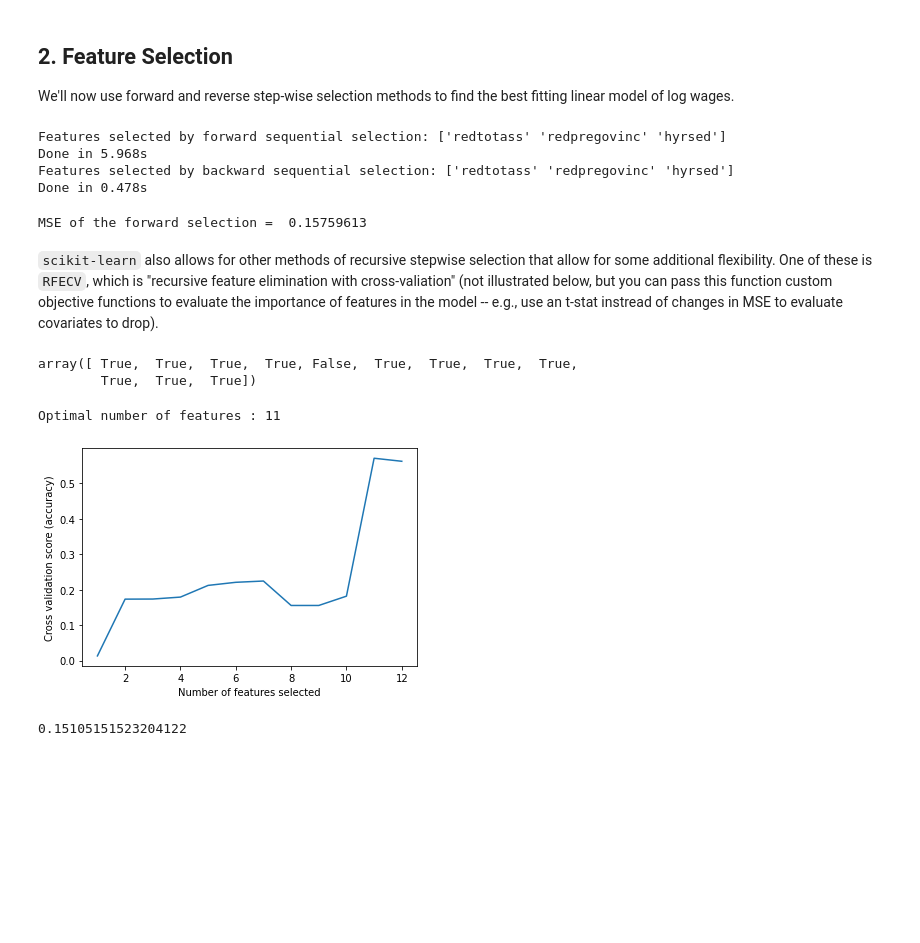
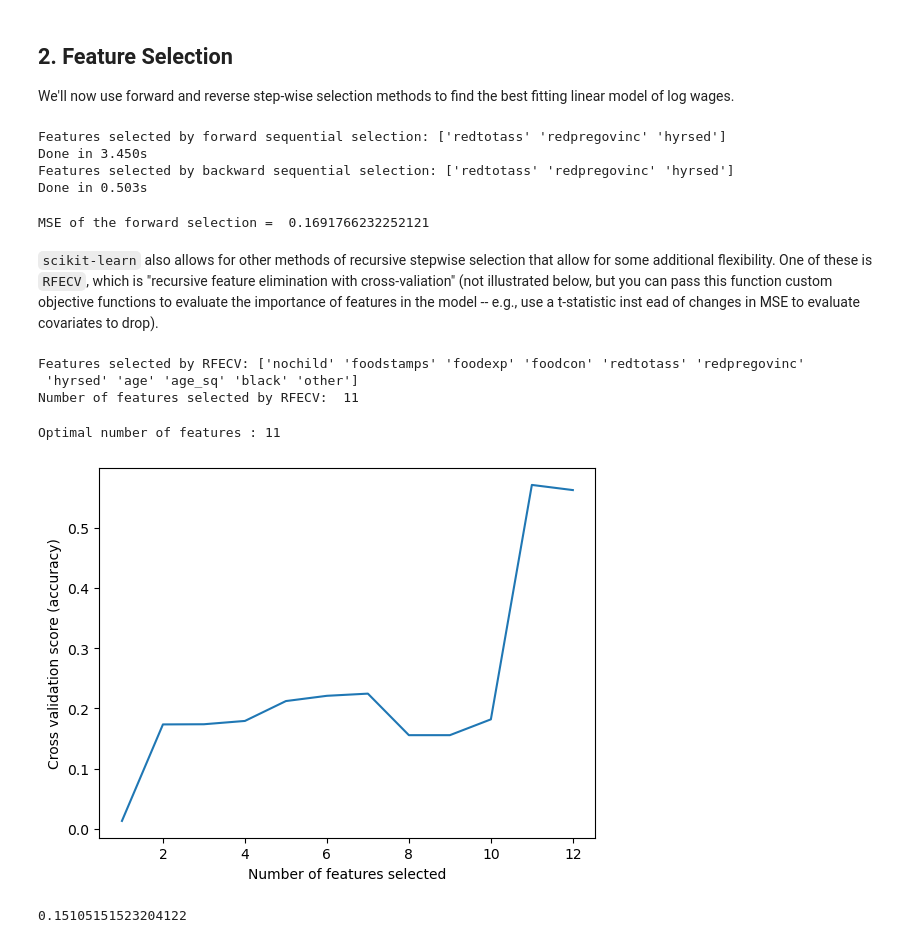
Before and after one commit to munsondl/CompEcon_Fall25, a Jupyter notebook: MachineLearning/ModelSelection.ipynb, the cells around one changed output. Cells and saved outputs as stored; diff of their text form; code cells hidden in the pictures; blank space fills up the shorter version.

```diff
--- a/MachineLearning/ModelSelection.ipynb
+++ b/MachineLearning/ModelSelection.ipynb
@@ -24,7 +24,7 @@ from sklearn.model_selection import RepeatedKFold
 import matplotlib.pyplot as plt
 # %%
 # Read in data and create variables
-data_path = os.path.join('..', 'Optimization', 'PS4_data.dta')
+data_path = os.path.join('..', 'Optimization', 'PSID_data.dta')
 psid = pd.read_stata(data_path)
 
 # create wages and ln(wages)
@@ -72,6 +72,7 @@ feature_list = [
     ]
 # Need to put covariate names in an array for access later
 feature_names = np.array(feature_list)
+# drop obs if missing values for any of the features in the model
 psid.dropna(axis=0,
             subset=feature_list,
             inplace=True)
@@ -110,17 +111,18 @@ print("Features selected by backward sequential selection: "
 print(f"Done in {toc_bwd - tic_bwd:.3f}s")
 # %% [output]
 Features selected by forward sequential selection: ['redtotass' 'redpregovinc' 'hyrsed']
-Done in 5.968s
+Done in 3.450s
 Features selected by backward sequential selection: ['redtotass' 'redpregovinc' 'hyrsed']
-Done in 0.478s
+Done in 0.503s
 # %%
 # Print MSE of the model
 fitted_model = regr.fit(X[feature_names[sfs_backward.get_support()]], y)
 print('MSE of the forward selection = ', mean_squared_error(y, fitted_model.predict(X[feature_names[sfs_backward.get_support()]])))
 # %% [output]
-MSE of the forward selection =  0.15759613
+MSE of the forward selection =  0.1691766232252121
 # %% [markdown]
-`scikit-learn` also allows for other methods of recursive stepwise selection that allow for some additional flexibility.  One of these is `RFECV`, which is "recursive feature elimination with cross-valiation" (not illustrated below, but you can pass this function custom objective functions to evaluate the importance of features in the model -- e.g., use an t-stat instread of changes in MSE to evaluate covariates to drop).
+`scikit-learn` also allows for other methods of recursive stepwise selection that allow for some additional flexibility.  One of these is `RFECV`, which is "recursive feature elimination with cross-valiation" (not illustrated below, but you can pass this function custom objective functions to evaluate the importance of features in the model -- e.g., use a t-statistic inst
+ead of changes in MSE to evaluate covariates to drop).
 # %%
 min_features_to_select = 1  # Minimum number of features to consider
 regr = sklearn.linear_model.LinearRegression()  # Model to use
@@ -132,24 +134,31 @@ selector = sklearn.feature_selection.RFECV(
 )
 selector = selector.fit(X, y)
 selector.support_
-# selector.ranking_
+selector.ranking_
+selector.get_feature_names_out()
+# print the features selected
+print("Features selected by RFECV: "
+      f"{feature_names[selector.get_support()]}")
+# Number of features selected
+print('Number of features selected by RFECV: ', selector.n_features_)
 # %% [output]
-array([ True,  True,  True,  True, False,  True,  True,  True,  True,
-        True,  True,  True])
+Features selected by RFECV: ['nochild' 'foodstamps' 'foodexp' 'foodcon' 'redtotass' 'redpregovinc'
+ 'hyrsed' 'age' 'age_sq' 'black' 'other']
+Number of features selected by RFECV:  11
 # %%
 print("Optimal number of features : %d" % selector.n_features_)
 
 # Plot number of features VS. cross-validation scores
 plt.figure()
 plt.xlabel("Number of features selected")
 plt.ylabel("Cross validation score (accuracy)")
 plt.plot(range(min_features_to_select,
-               len(selector.grid_scores_) + min_features_to_select),
-         selector.grid_scores_)
+               len(selector.cv_results_['mean_test_score']) + min_features_to_select),
+         selector.cv_results_['mean_test_score'])
 plt.show()
 # %% [output]
 Optimal number of features : 11
-[figure, old version]
+[figure, new version]
 # %%
 mean_squared_error(y, selector.predict(X))
 # %% [output]
```
Also changed, not shown: parts of 1 cell of this notebook, 2 other files.
